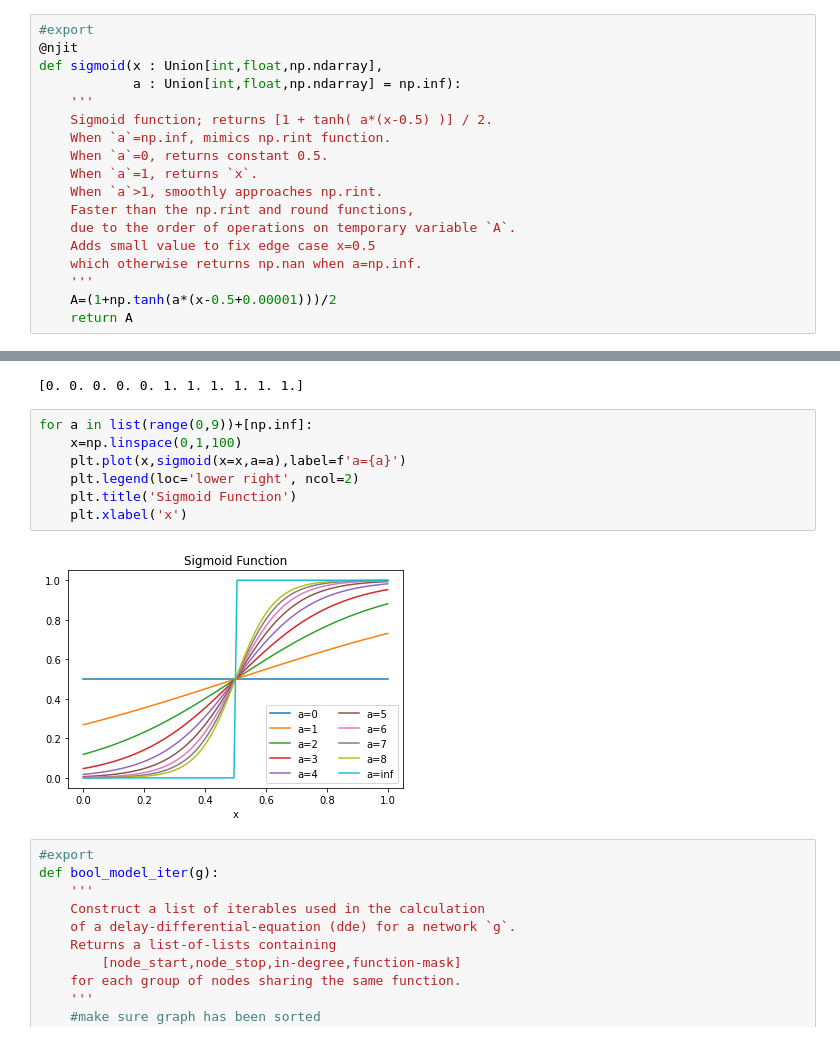
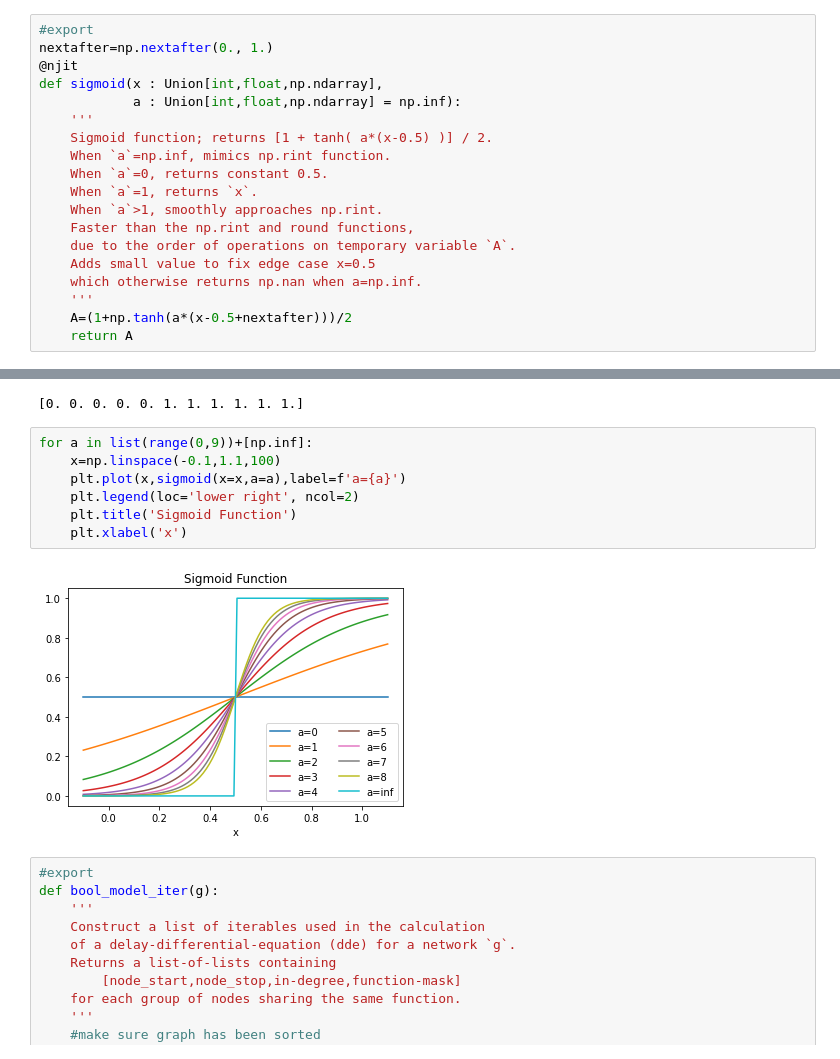
Before and after one commit to Noeloikeau/networkm, a Jupyter notebook: 01_model_functions.ipynb, the cells around one changed output, grey strips where cells are left out. Drawn from its saved outputs; the diff is of its cells as text.

```diff
--- a/01_model_functions.ipynb
+++ b/01_model_functions.ipynb
@@ -197,6 +193,7 @@ print(test)
 [0 1 1 0 1 0 0 1]
 # %%
 #export
+nextafter=np.nextafter(0., 1.)
 @njit
 def sigmoid(x : Union[int,float,np.ndarray],
             a : Union[int,float,np.ndarray] = np.inf):
@@ -211,7 +208,7 @@ def sigmoid(x : Union[int,float,np.ndarray],
     Adds small value to fix edge case x=0.5
     which otherwise returns np.nan when a=np.inf.
     '''
-    A=(1+np.tanh(a*(x-0.5+0.00001)))/2
+    A=(1+np.tanh(a*(x-0.5+nextafter)))/2
     return A
 # %%
 #export
@@ -222,13 +219,13 @@ print(test)
 [0. 0. 0. 0. 0. 1. 1. 1. 1. 1. 1.]
 # %%
 for a in list(range(0,9))+[np.inf]:
-    x=np.linspace(0,1,100)
+    x=np.linspace(-0.1,1.1,100)
     plt.plot(x,sigmoid(x=x,a=a),label=f'a={a}')
     plt.legend(loc='lower right', ncol=2)
     plt.title('Sigmoid Function')
     plt.xlabel('x')
 # %% [output]
-[figure, old version]
+[figure, new version]
 # %%
 #export
 def bool_model_iter(g):
```
Also changed, not shown: parts of 14 cells of this notebook, 11 other files.
